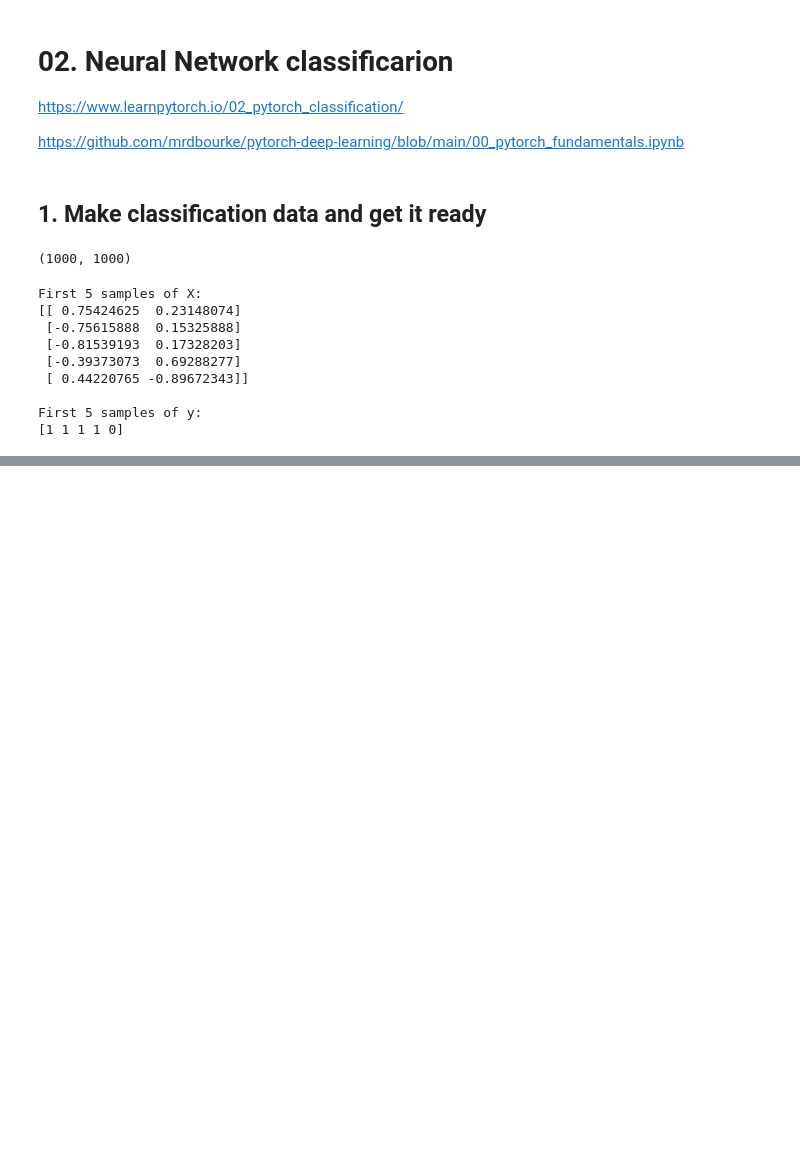
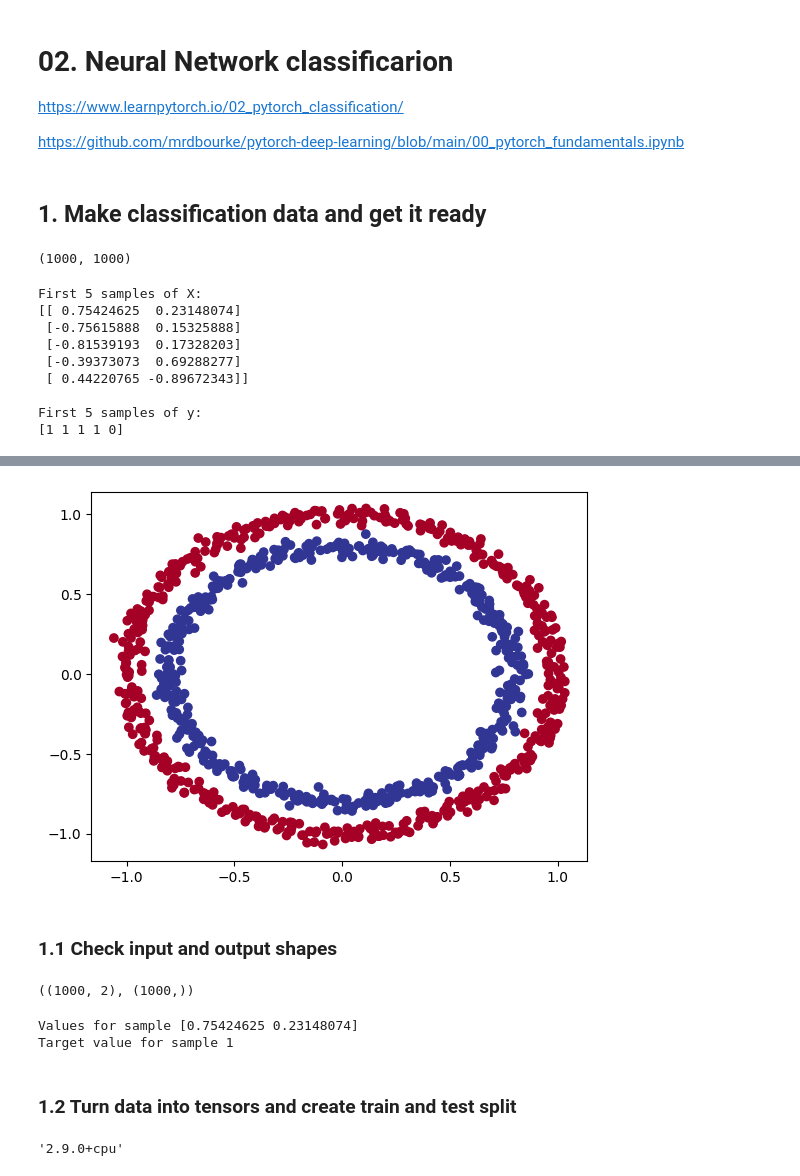
Before and after one commit to Dkolomy/BMV-Research, a Jupyter notebook: 02_pytorch_classification.ipynb, the cells around one changed output, grey strips where cells are left out. Cells and saved outputs as stored; diff of their text form; code cells hidden in the pictures; blank space fills up the shorter version.

```diff
--- a/02_pytorch_classification.ipynb
+++ b/02_pytorch_classification.ipynb
@@ -36,0 +56,30 @@ First 5 samples of y:
+# %%
+import matplotlib.pyplot as plt
+plt.scatter(x=X[:, 0],
+            y=X[:, 1],
+            c=y,
+            cmap=plt.cm.RdYlBu);
+# %% [output]
+[figure, added]
+# %% [markdown]
+### 1.1 Check input and output shapes
+# %%
+X.shape, y.shape
+# %% [output]
+((1000, 2), (1000,))
+# %%
+X_sample = X[0]
+y_sample = y[0]
+
+print(f"Values for sample {X_sample}")
+print(f"Target value for sample {y_sample}")
+# %% [output]
+Values for sample [0.75424625 0.23148074]
+Target value for sample 1
+# %% [markdown]
+### 1.2 Turn data into tensors and create train and test split
+# %%
+import torch
+torch.__version__
+# %% [output]
+'2.9.0+cpu'
```
Also changed, not shown: parts of 12 cells of this notebook.
